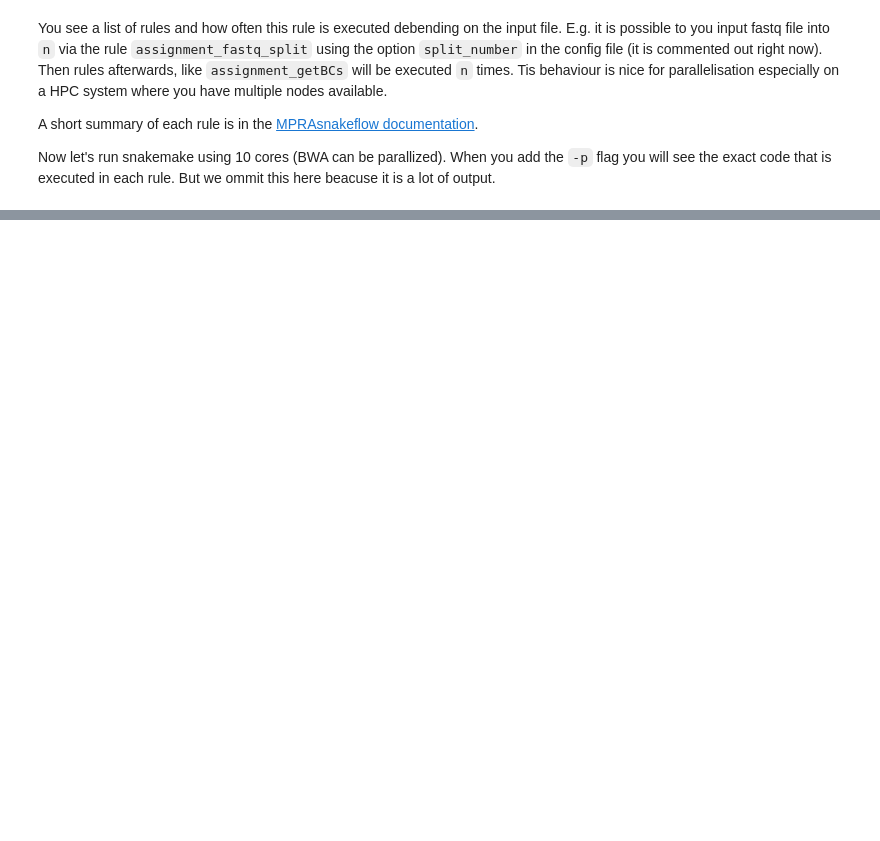
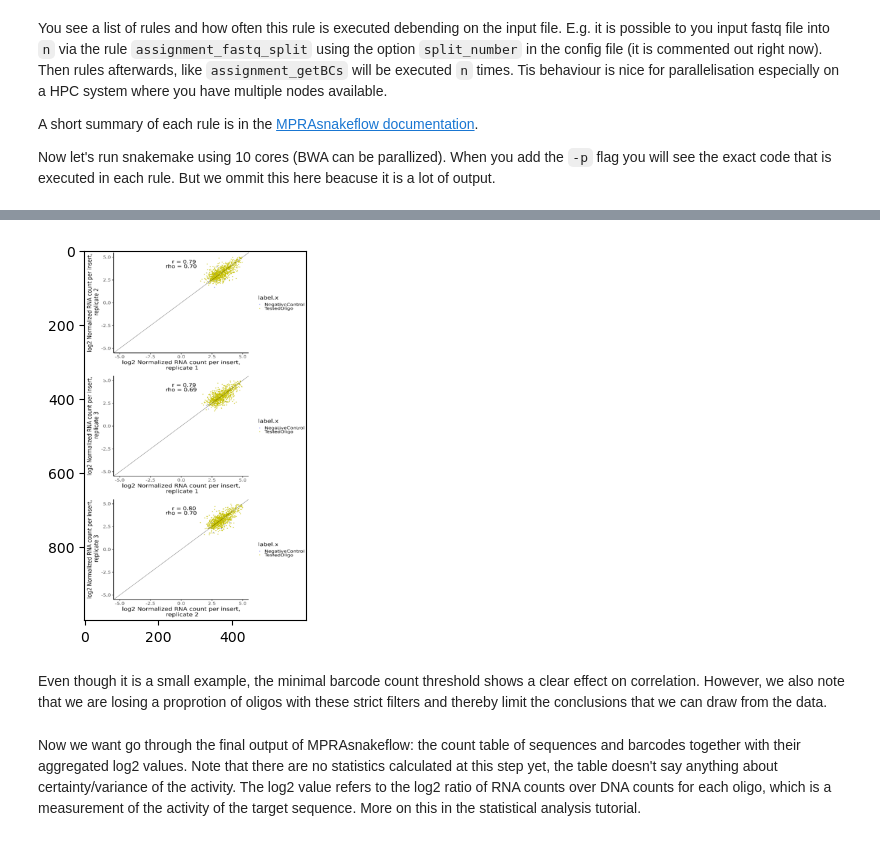
Before and after one commit to Vlasovets/OA-MPRA-data-analysis, a Jupyter notebook: tutorial_experiment.ipynb, the cells around one changed output, grey strips where cells are left out. Saved outputs shown, nothing was run; the diff lists cells and outputs as text; code cells hidden in the pictures; blank space fills up the shorter version.

```diff
--- a/tutorial_experiment.ipynb
+++ b/tutorial_experiment.ipynb
@@ -361,0 +474,13 @@ Conclusion: 97.4% sequences of our initial design can be used in the experimenta
+# %%
+rna_pairwise_no_thresh = cv2.imread(f'{results_dir}/experimentMPRAworkshop/statistic/assigned_counts/MPRAworkshop/default/HepG2_RNA_pairwise_minThreshold.png')
+
+rna_pairwise_no_thresh_resize = cv2.resize(rna_pairwise_no_thresh, (600, 1000))
+
+plt.imshow(rna_pairwise_no_thresh_resize)
+plt.show()
+# %% [output]
+[figure, added]
+# %% [markdown]
+Even though it is a small example, the minimal barcode count threshold shows a clear effect on correlation. However, we also note that we are losing a proprotion of oligos with these strict filters and thereby limit the conclusions that we can draw from the data.
+# %% [markdown]
+Now we want go through the final output of MPRAsnakeflow: the count table of sequences and barcodes together with their aggregated log2 values. Note that there are no statistics calculated at this step yet, the table doesn't say anything about certainty/variance of the activity. The log2 value refers to the log2 ratio of RNA counts over DNA counts for each oligo, which is a measurement of the activity of the target sequence. More on this in the statistical analysis tutorial.
```
Also changed, not shown: parts of 40 cells of this notebook, 3 other files.
